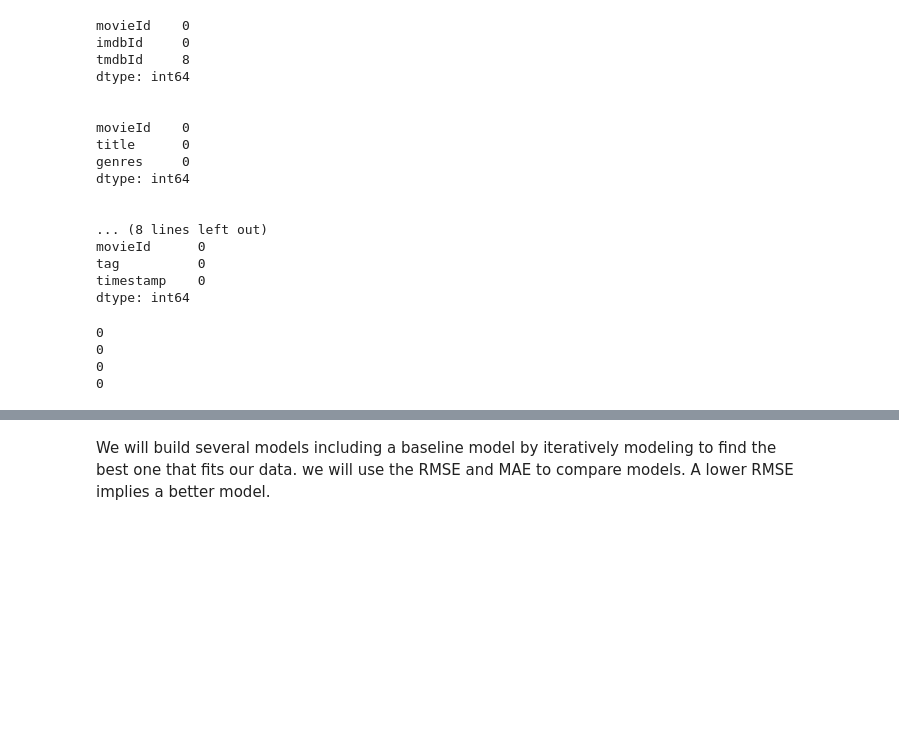
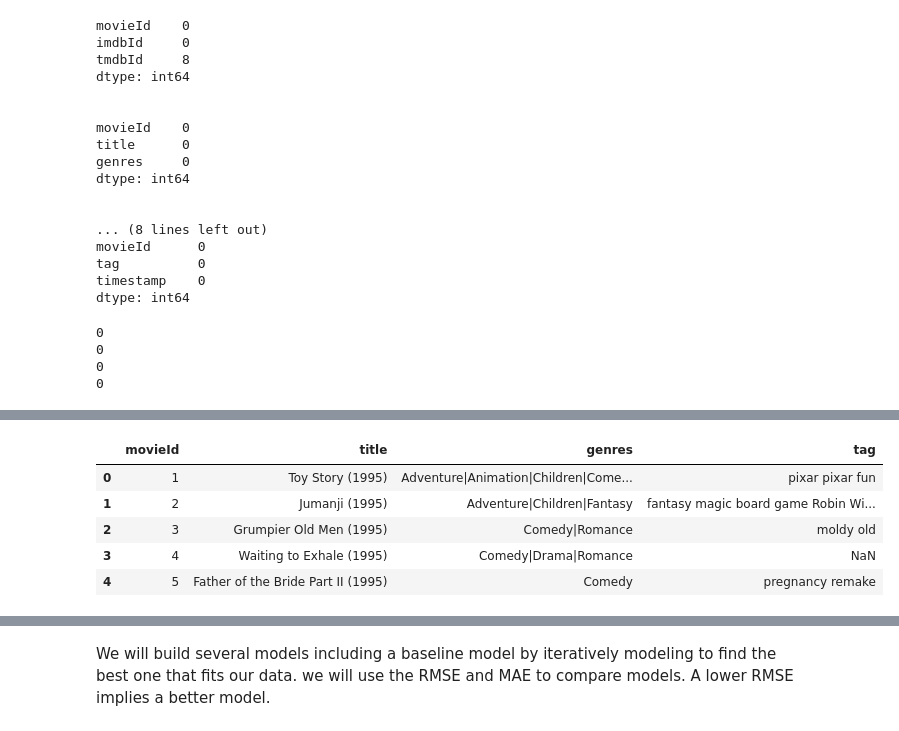
Before and after one commit to MrDenzy/Phase-4-Project---Movie-Recommendation-System, a Jupyter notebook: notebook/shem.ipynb, the cells around one changed output, grey strips where cells are left out. Drawn from its saved outputs; the diff is of its cells as text; code cells hidden in the pictures; blank space fills up the shorter version.

```diff
--- a/notebook/shem.ipynb
+++ b/notebook/shem.ipynb
@@ -138,0 +134,13 @@ dtype: object
+# %%
+# combining tags for each movie into a single string
+tags_combined = tags.groupby('movieId')['tag'].apply(lambda x: ' '.join(x)).reset_index()
+# merge tags with movies dataframe
+movies_tags = pd.merge(movies, tags_combined, on='movieId', how='left')
+movies_tags.head()
+# %% [output]
+|  | movieId | title | genres | tag |
+| 0 | 1 | Toy Story (1995) | Adventure|Animation|Children|Come... | pixar pixar fun |
+| 1 | 2 | Jumanji (1995) | Adventure|Children|Fantasy | fantasy magic board game Robin Wi... |
+| 2 | 3 | Grumpier Old Men (1995) | Comedy|Romance | moldy old |
+| 3 | 4 | Waiting to Exhale (1995) | Comedy|Drama|Romance | NaN |
+| 4 | 5 | Father of the Bride Part II (1995) | Comedy | pregnancy remake |
```
Also changed, not shown: parts of 45 cells of this notebook.
